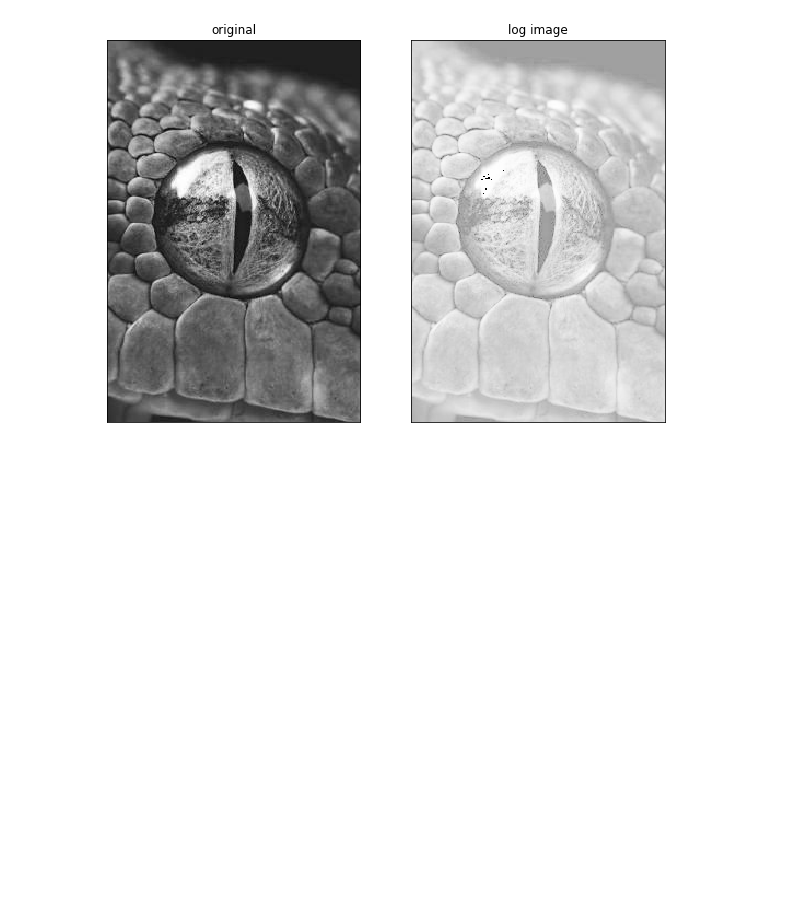
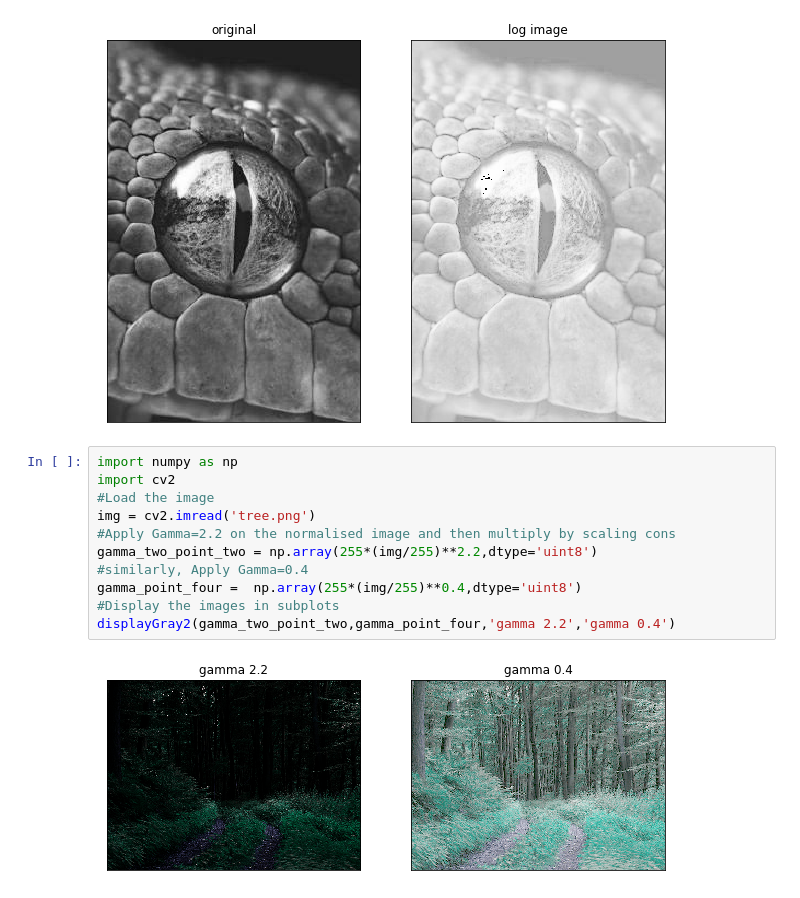
Before and after one commit to tinanano19/melo, a Jupyter notebook: Untitled0.ipynb, the cells around one changed output. Drawn from its saved outputs; the diff is of its cells as text; blank space fills up the shorter version.

```diff
--- a/Untitled0.ipynb
+++ b/Untitled0.ipynb
@@ -195,3 +195,16 @@ img_log = np.array(img_log, dtype = np.uint8)
 displayGray2(img, img_log, 'original','log image')
 # %% [output]
 [figure]
+# %%
+import numpy as np
+import cv2
+#Load the image
+img = cv2.imread('tree.png')
+#Apply Gamma=2.2 on the normalised image and then multiply by scaling cons
+gamma_two_point_two = np.array(255*(img/255)**2.2,dtype='uint8')
+#similarly, Apply Gamma=0.4
+gamma_point_four =  np.array(255*(img/255)**0.4,dtype='uint8')
+#Display the images in subplots
+displayGray2(gamma_two_point_two,gamma_point_four,'gamma 2.2','gamma 0.4')
+# %% [output]
+[figure, added]
```
Also changed, not shown: parts of 4 cells of this notebook.
